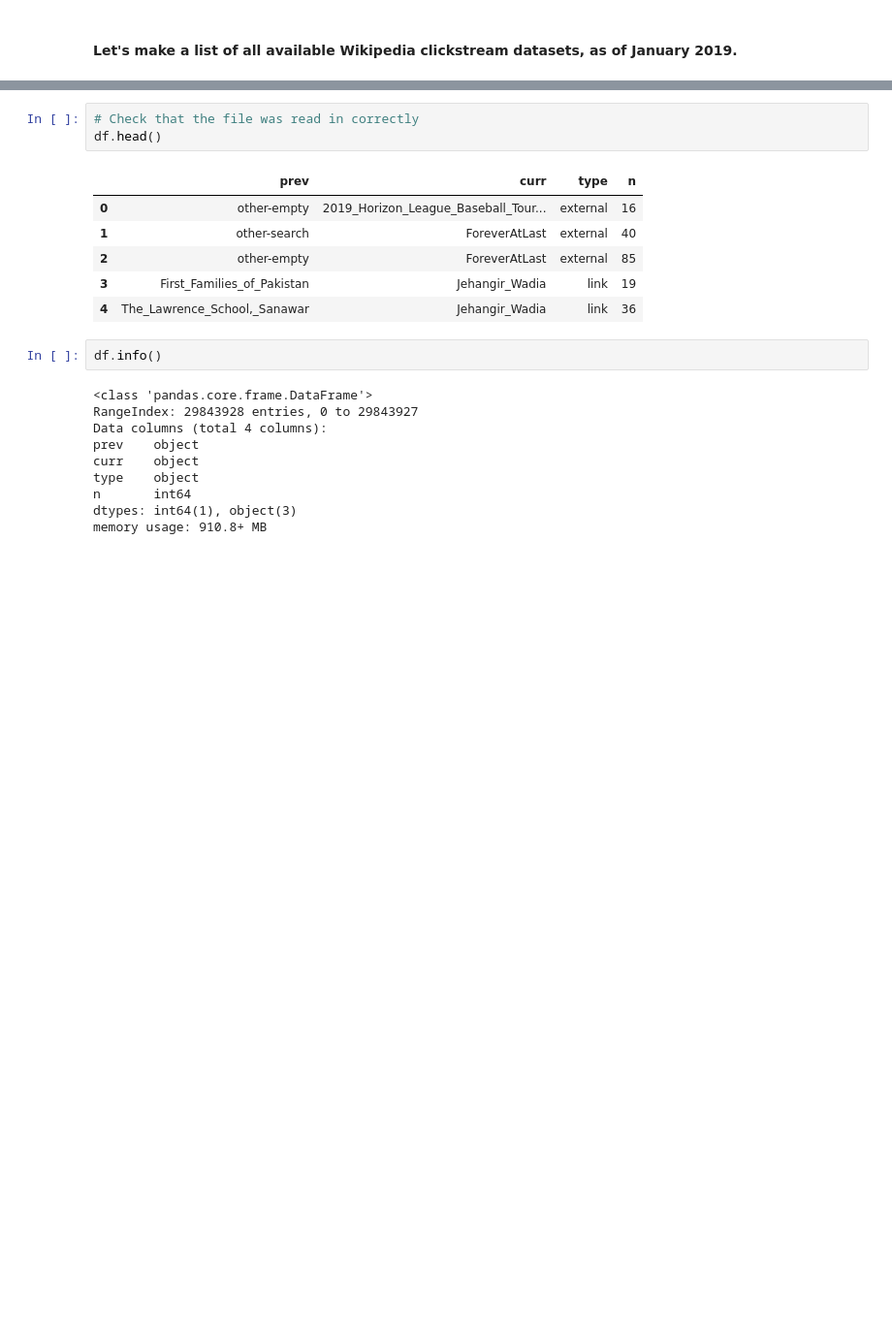
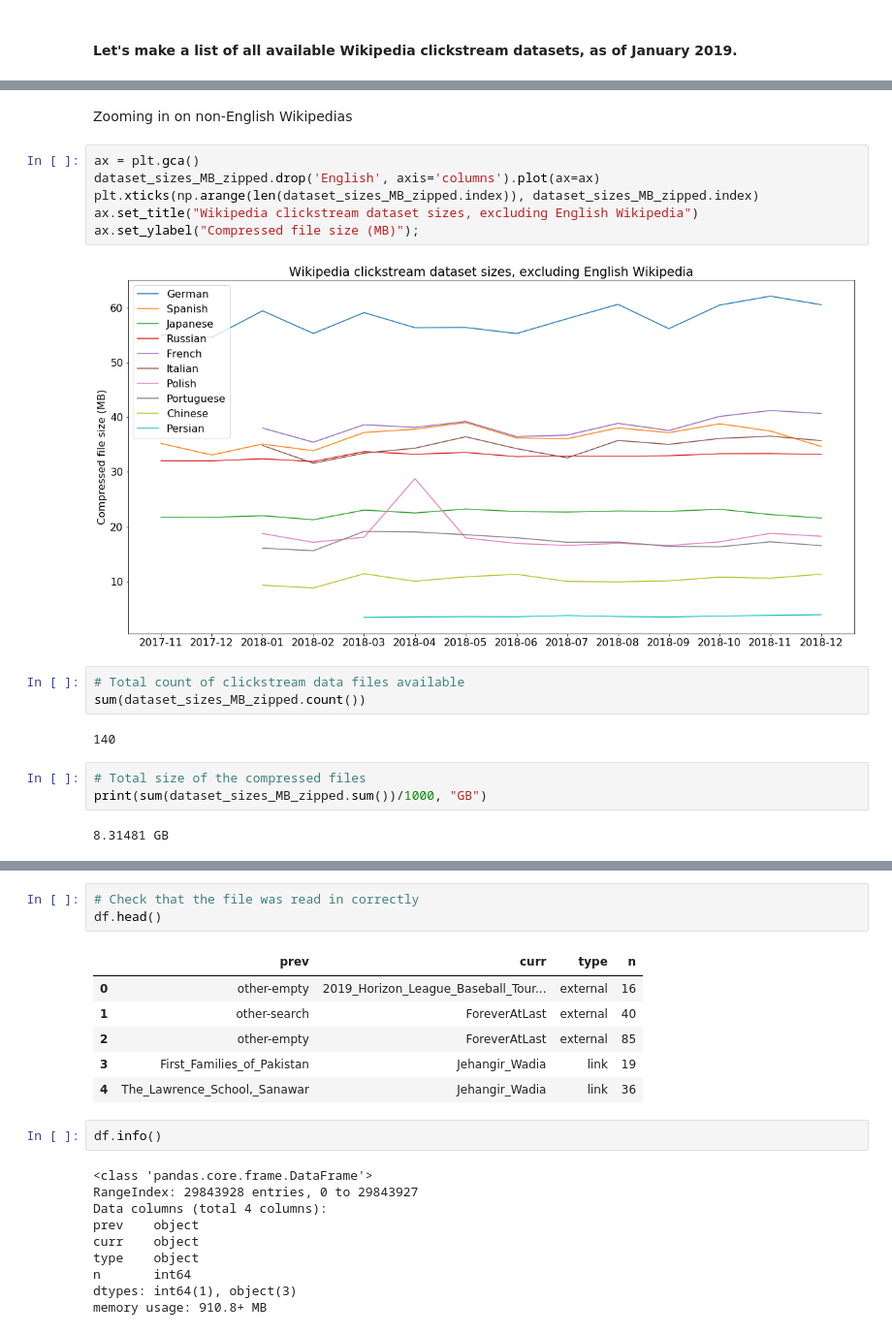
Before and after one commit to 33eyes/wiki-clickstream-graph, a Jupyter notebook: checking_a_sample_raw_dataset.ipynb, the cells around one changed output, grey strips where cells are left out. Shown: that part at 97% size. Cells and saved outputs as stored; diff of their text form; blank space fills up the shorter version.

```diff
--- a/checking_a_sample_raw_dataset.ipynb
+++ b/checking_a_sample_raw_dataset.ipynb
@@ -19,0 +130,20 @@ drwxr-xr-x  6 arina  staff   192B Jan 19 21:59 ..
+# %% [markdown]
+Zooming in on non-English Wikipedias
+# %%
+ax = plt.gca()
+dataset_sizes_MB_zipped.drop('English', axis='columns').plot(ax=ax)
+plt.xticks(np.arange(len(dataset_sizes_MB_zipped.index)), dataset_sizes_MB_zipped.index)
+ax.set_title("Wikipedia clickstream dataset sizes, excluding English Wikipedia")
+ax.set_ylabel("Compressed file size (MB)");
+# %% [output]
+[figure, added]
+# %%
+# Total count of clickstream data files available
+sum(dataset_sizes_MB_zipped.count())
+# %% [output]
+140
+# %%
+# Total size of the compressed files
+print(sum(dataset_sizes_MB_zipped.sum())/1000, "GB")
+# %% [output]
+8.31481 GB
```
Also changed, not shown: parts of 54 cells of this notebook.
